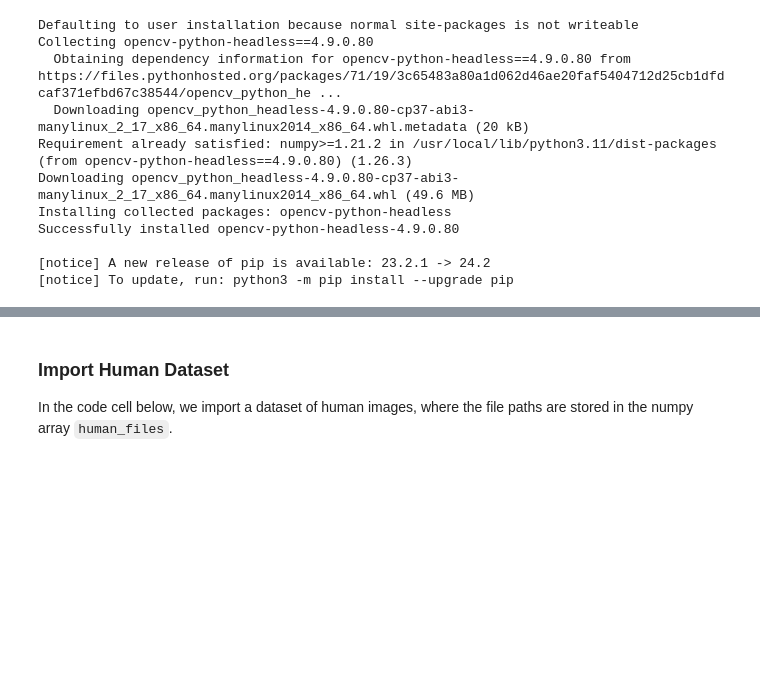
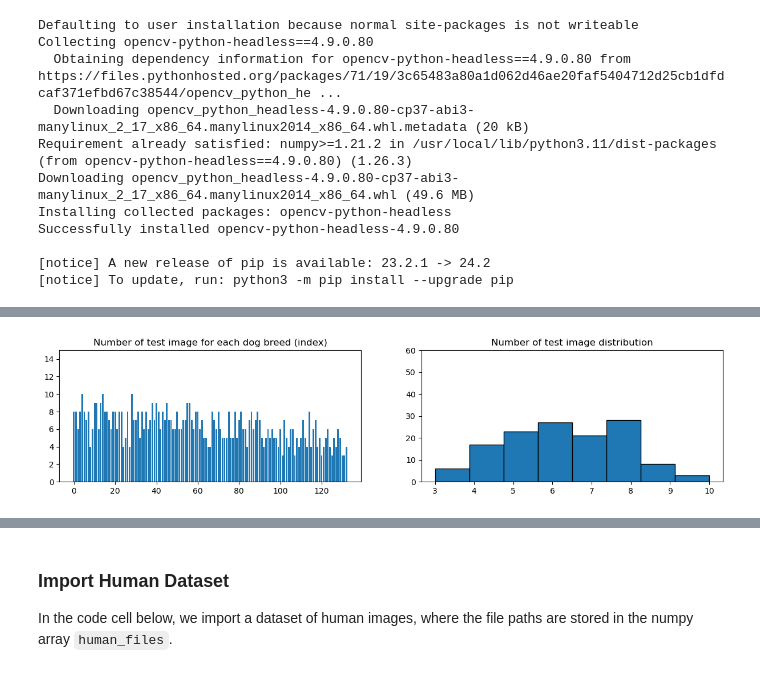
Before and after one commit to lengocanh/UdacityCapstoneProject, a Jupyter notebook: dog_app.ipynb, the cells around one changed output, grey strips where cells are left out. Cells and saved outputs as stored; diff of their text form; code cells hidden in the pictures; blank space fills up the shorter version.

```diff
--- a/dog_app.ipynb
+++ b/dog_app.ipynb
@@ -164,0 +194,14 @@ There are 836 test dog images.
+# %%
+test_sum = np.sum(test_targets, axis=0)
+
+f, (ax1, ax2) = plt.subplots(1, 2, figsize =(15,3))
+
+ax1.bar( x=x, height=test_sum)
+ax1.set_ylim(0, 15)
+ax1.set_title('Number of test image for each dog breed (index)')
+ax2.hist(test_sum, bins=8, edgecolor='black')
+ax2.set_ylim(0, 60)
+ax2.set_title('Number of test image distribution')
+plt.show()
+# %% [output]
+[figure, added]
```
Also changed, not shown: parts of 5 cells of this notebook.
